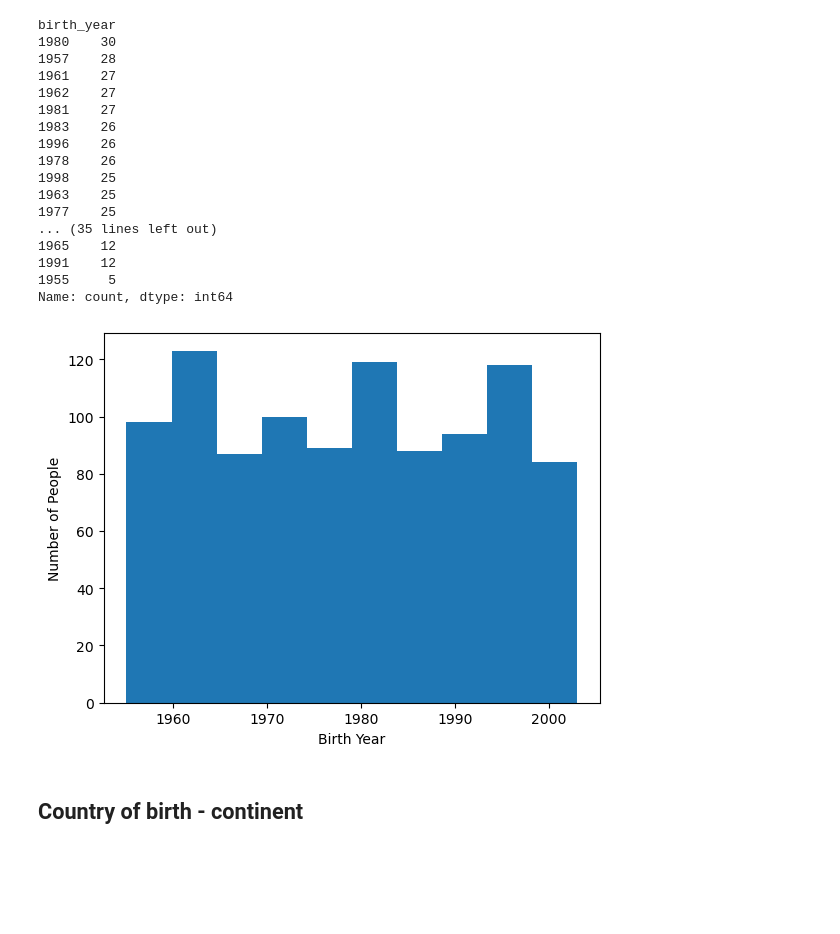
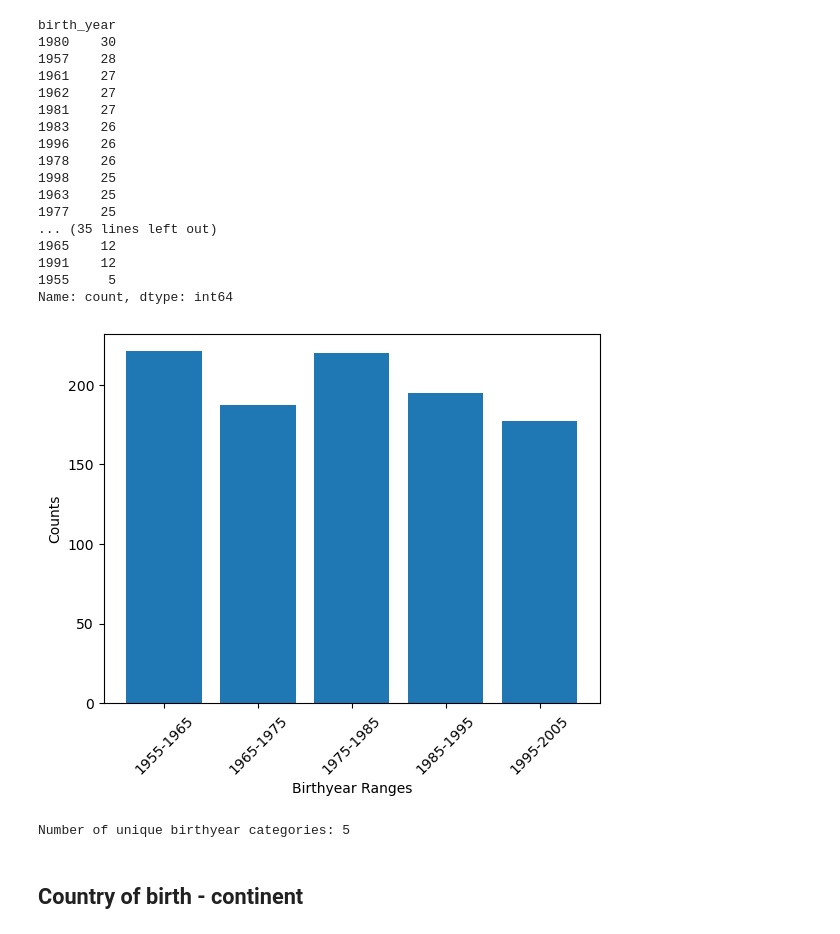
Before and after one commit to KHsuan/CDM_data_anonymisation, a Jupyter notebook: final.ipynb, the cells around one changed output. Cells and saved outputs as stored; diff of their text form; code cells hidden in the pictures; blank space fills up the shorter version.

```diff
--- a/final.ipynb
+++ b/final.ipynb
@@ -111,13 +111,35 @@ birth_year
 1991    12
 1955     5
 Name: count, dtype: int64
-# %%
-plt.hist(data["birth_year"])
-plt.xlabel("Birth Year")
-plt.ylabel("Number of People")
-plt.show()
-# %% [output]
-[figure, removed]
+# %%
+# Banding birth years into ranges
+min_birthyear = data['birth_year'].min() # 1955
+max_birthyear = data['birth_year'].max() # 2003
+
+# creating groups
+birthyear_bins = ["1955", "1965", "1975", "1985", "1995", "2006"]
+birthyear_labels = ["1955-1965", "1965-1975", "1975-1985", "1985-1995", "1995-2005"]
+
+# Banding heights into specified ranges
+data['birth_year_ranges'] = pd.cut(data['birth_year'], bins=birthyear_bins, labels=birthyear_labels, right=False)
+
+# Showing counts of height ranges
+counts_birthyear = data['birth_year_ranges'].value_counts()
+count_in_order_birthyear = [counts_birthyear[label] for label in birthyear_labels]
+
+# Plotting count of height ranges
+plt.bar(birthyear_labels, count_in_order_birthyear)
+plt.xlabel("Birthyear Ranges")
+plt.ylabel("Counts")
+plt.xticks(rotation=45)
+plt.show()
+
+# Finding the number of unique height categories
+num_unique_birthyear_ranges = data['birth_year_ranges'].nunique()
+print("Number of unique birthyear categories:", num_unique_birthyear_ranges)
+# %% [output]
+[figure, added]
+Number of unique birthyear categories: 5
 # %% [markdown]
 ## Country of birth - continent
 # %%
```
Also changed, not shown: parts of 9 cells of this notebook, 2 other files.
